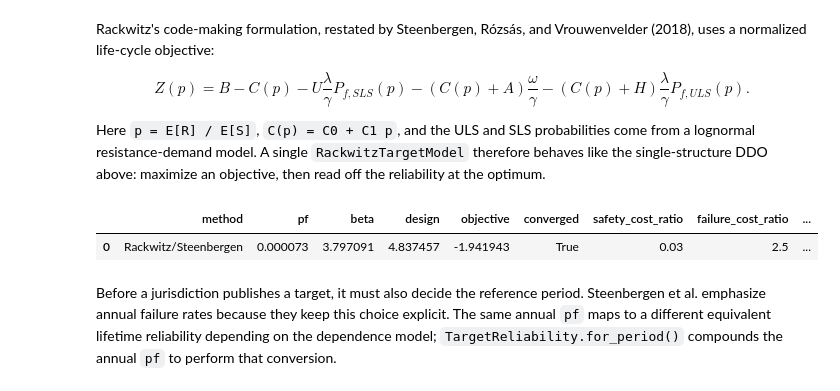
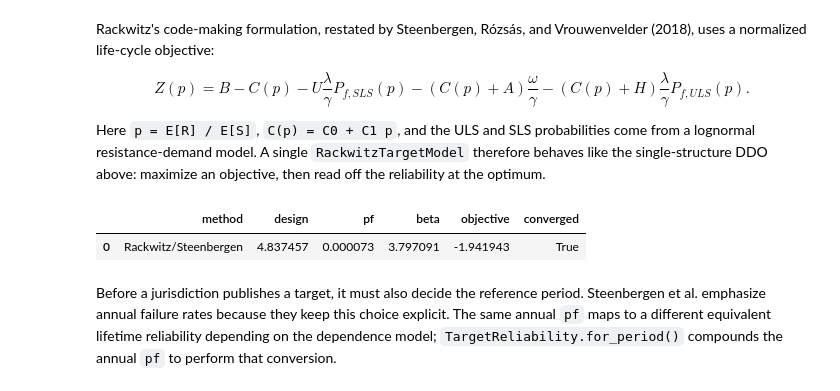
Before and after one commit to pystra/pystra, a Jupyter notebook: docs/source/notebooks/ex_design_decision_optimization.ipynb, the cells around one changed output. Drawn from its saved outputs; the diff is of its cells as text; code cells hidden in the pictures.

```diff
--- a/docs/source/notebooks/ex_design_decision_optimization.ipynb
+++ b/docs/source/notebooks/ex_design_decision_optimization.ipynb
@@ -371,14 +369,17 @@ Here `p = E[R] / E[S]`, `C(p) = C0 + C1 p`, and the ULS and SLS probabilities co
 # %%
 normal_moderate = ra.RackwitzTargetModel(
     safety_cost_ratio=0.03,
     failure_cost_ratio=2.5,
 )
 normal_moderate_result = normal_moderate.calibrate()
 
-pd.DataFrame([normal_moderate_result.to_dict()])
+# Teaching columns only; full model provenance is in .to_dict() / .metadata.
+pd.DataFrame([normal_moderate_result.to_dict()])[
+    ["method", "design", "pf", "beta", "objective", "converged"]
+]
 # %% [output]
-|  | method | pf | beta | design | objective | converged | safety_cost_ratio | failure_cost_ratio | ... |
-| 0 | Rackwitz/Steenbergen | 0.000073 | 3.797091 | 4.837457 | -1.941943 | True | 0.03 | 2.5 | ... |
+|  | method | design | pf | beta | objective | converged |
+| 0 | Rackwitz/Steenbergen | 4.837457 | 0.000073 | 3.797091 | -1.941943 | True |
 # %% [markdown]
 Before a jurisdiction publishes a target, it must also decide the reference period. Steenbergen et al. emphasize annual failure rates because they keep this choice explicit. The same annual `pf` maps to a different equivalent lifetime reliability depending on the dependence model; `TargetReliability.for_period()` compounds the annual `pf` to perform that conversion.
 # %%
```
Also changed, not shown: parts of 3 cells of this notebook, 2 other files.
